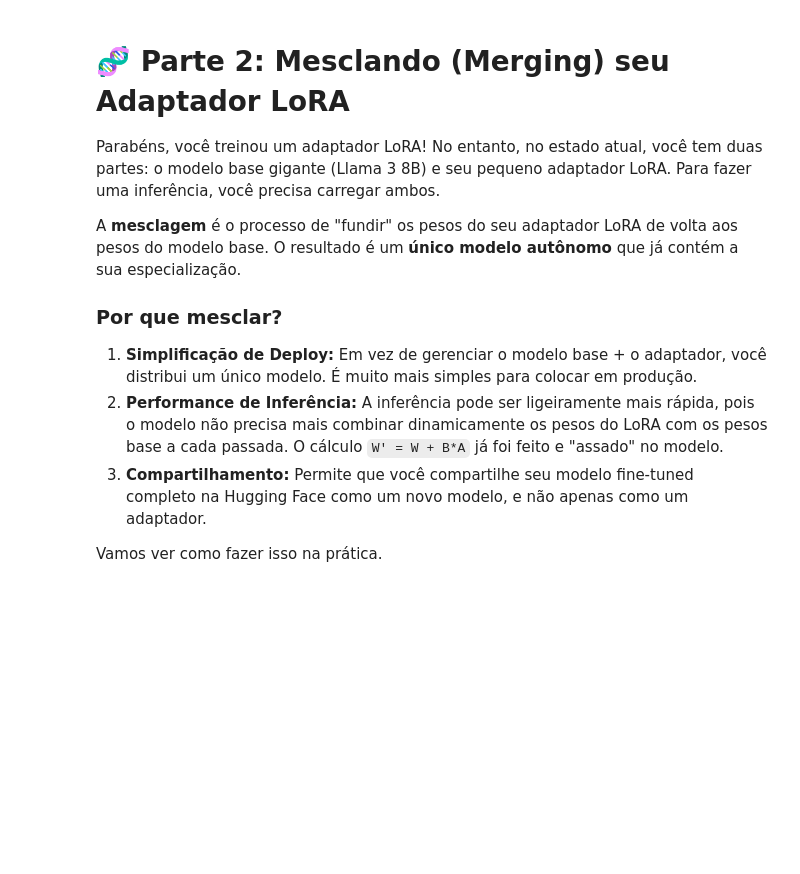
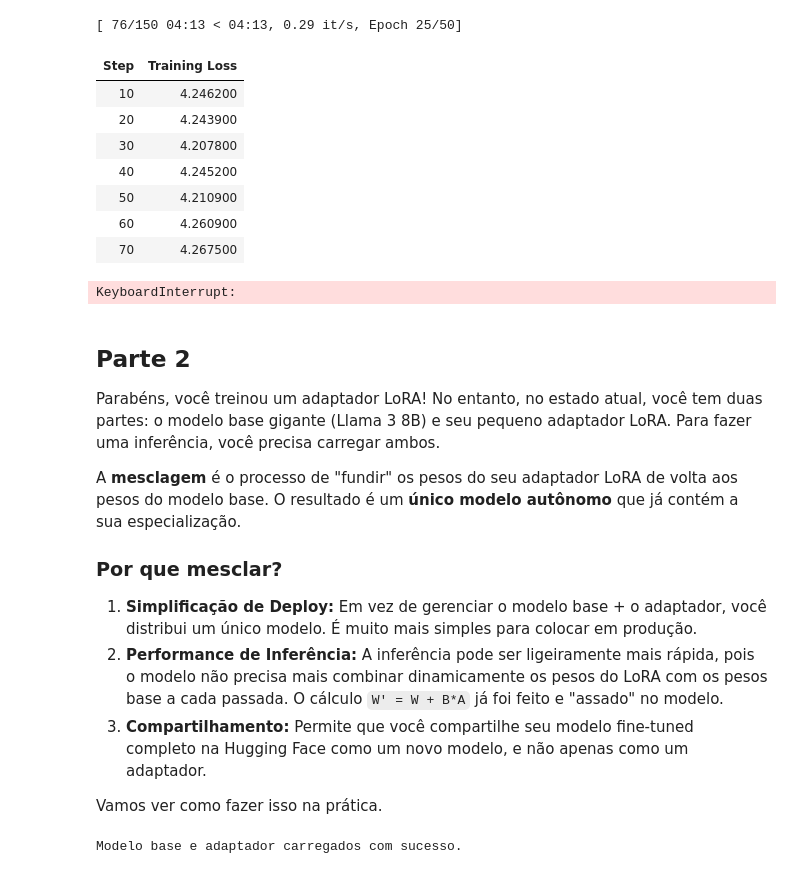
Before and after one commit to isaacdono/ml-studies, a Jupyter notebook: deep learning/fine_tuning.ipynb, the cells around one changed output. Saved outputs shown, nothing was run; the diff lists cells and outputs as text; code cells hidden in the pictures; blank space fills up the shorter version.

```diff
--- a/deep learning/fine_tuning.ipynb
+++ b/deep learning/fine_tuning.ipynb
@@ -174,5 +142,43 @@ print("peft_model deleted and CUDA cache cleared.")
+# %%
+from transformers import TrainingArguments
+from trl import SFTTrainer, SFTConfig
+
+# Seus Argumentos do treinamento
+training_args = TrainingArguments(
+    output_dir="./google/gemma-2b-json-finetune",
+    per_device_train_batch_size=1,
+    gradient_accumulation_steps=4,
+    learning_rate=2e-5,
+    max_grad_norm=0.3,
+    num_train_epochs=50,
+    logging_steps=10,
+    bf16=True,
+    push_to_hub=False,
+    report_to="wandb"
+)
+
+# 3. Passe o 'config' para o SFTTrainer e remova os argumentos antigos
+trainer = SFTTrainer(
+    model=peft_model,
+    train_dataset=dataset,
+    args=training_args,
+)
+
+# Inicia o treinamento
+trainer.train()
+# %% [output]
+[ 76/150 04:13 < 04:13, 0.29 it/s, Epoch 25/50]
+| Step | Training Loss |
+| 10 | 4.246200 |
+| 20 | 4.243900 |
+| 30 | 4.207800 |
+| 40 | 4.245200 |
+| 50 | 4.210900 |
+| 60 | 4.260900 |
+| 70 | 4.267500 |
+KeyboardInterrupt:
 # %% [markdown]
-# 🧬 Parte 2: Mesclando (Merging) seu Adaptador LoRA
+## Parte 2
 
 Parabéns, você treinou um adaptador LoRA! No entanto, no estado atual, você tem duas partes: o modelo base gigante (Llama 3 8B) e seu pequeno adaptador LoRA. Para fazer uma inferência, você precisa carregar ambos.
 
@@ -223,9 +223,12 @@ tokenizer.pad_token = tokenizer.eos_token
 
 # --- Carregando o Adaptador PEFT ---
 # Apontamos para o diretório onde o `trainer` salvou nosso adaptador LoRA.
+adapter_path = "./google/gemma-2b-json-finetune/checkpoint-100"
 peft_model = PeftModel.from_pretrained(base_model, adapter_path)
 
 print("Modelo base e adaptador carregados com sucesso.")
+# %% [output]
+Modelo base e adaptador carregados com sucesso.
 # %%
 # Célula 12: Executando a Mesclagem e Testando o Modelo Final
 
```
Also changed, not shown: parts of 15 cells of this notebook.
